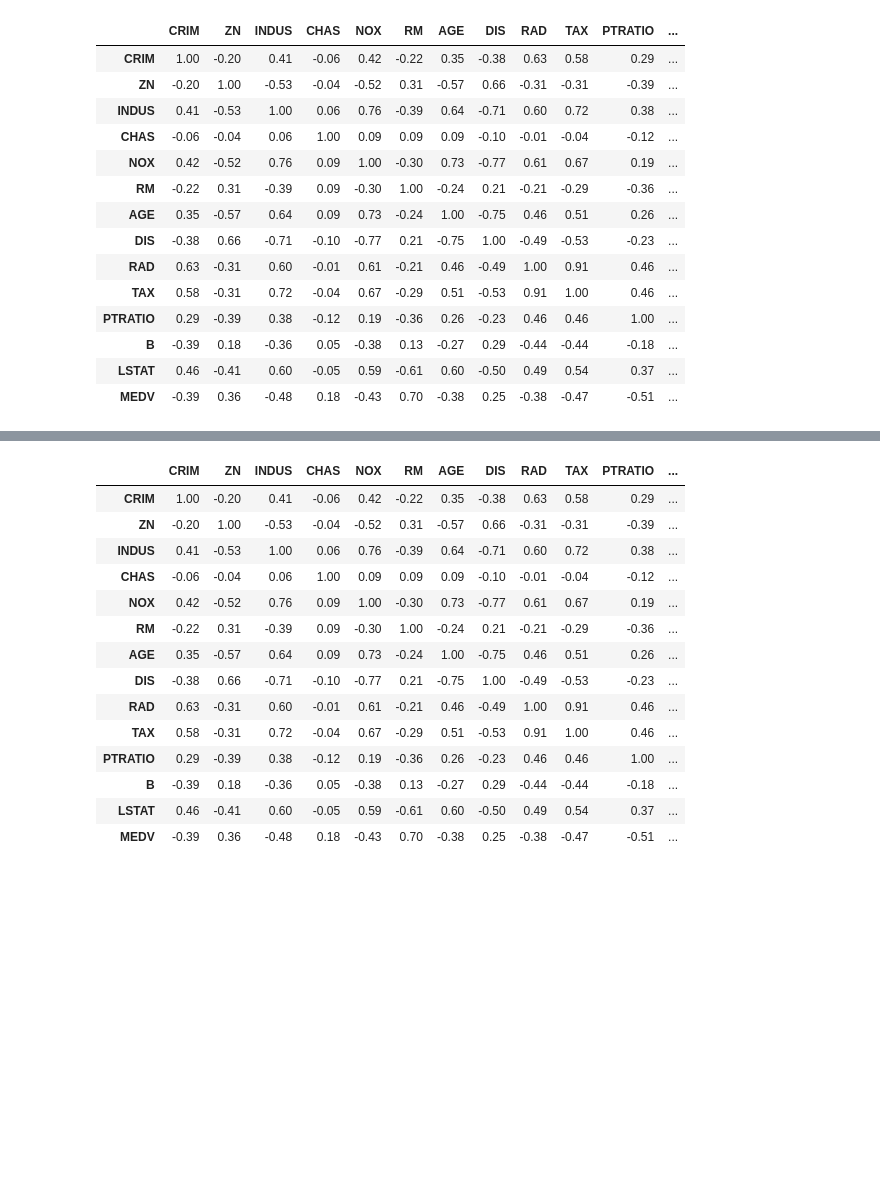
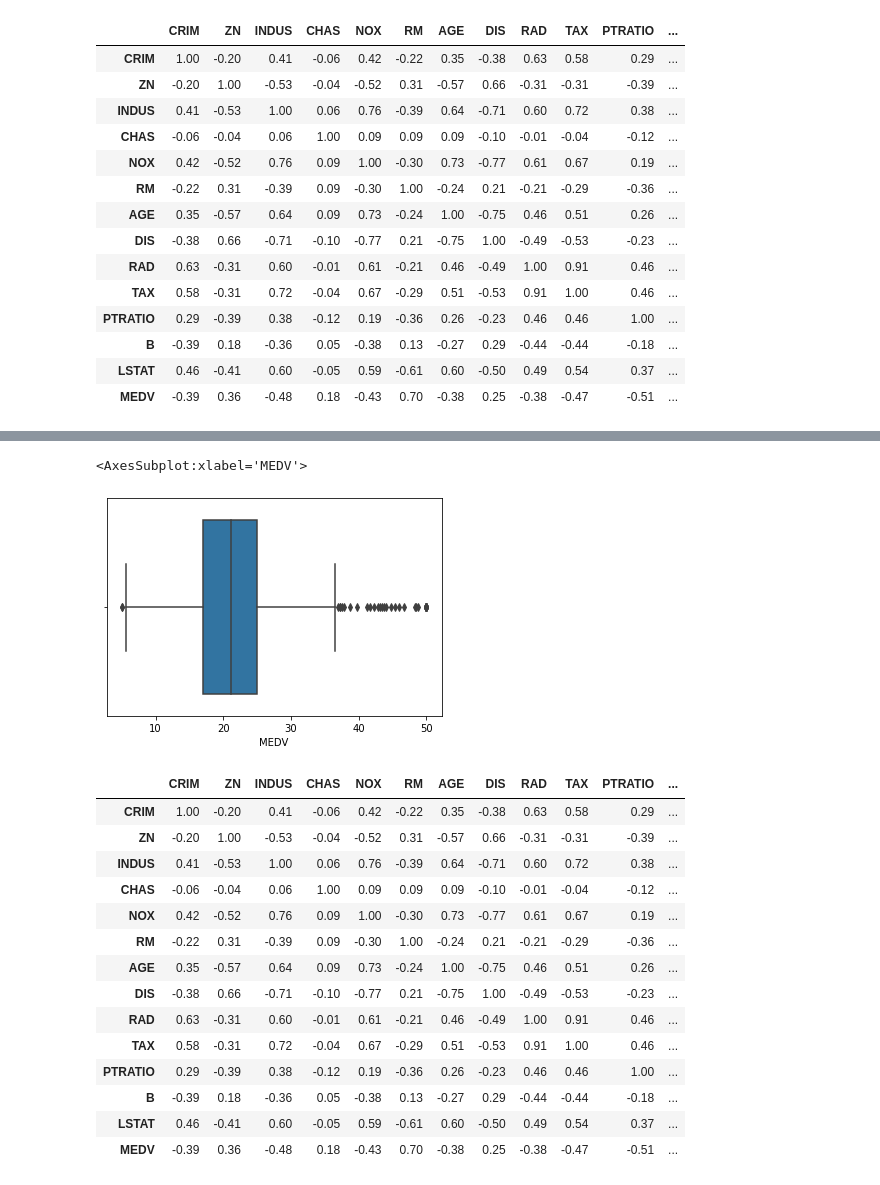
Before and after one commit to mayank4G/assignment, a Jupyter notebook: linear_regression_assignment.ipynb, the cells around one changed output, grey strips where cells are left out. Cells and saved outputs as stored; diff of their text form; code cells hidden in the pictures; blank space fills up the shorter version.

```diff
--- a/linear_regression_assignment.ipynb
+++ b/linear_regression_assignment.ipynb
@@ -101,3 +100,8 @@ plt.show()
+# %%
+sns.boxplot(bos['MEDV'])
+# %% [output]
+<AxesSubplot:xlabel='MEDV'>
+[figure, added]
 # %%
 correlation_matrix = bos.corr().round(2)
 # %%
```
Also changed, not shown: parts of 12 cells of this notebook.
